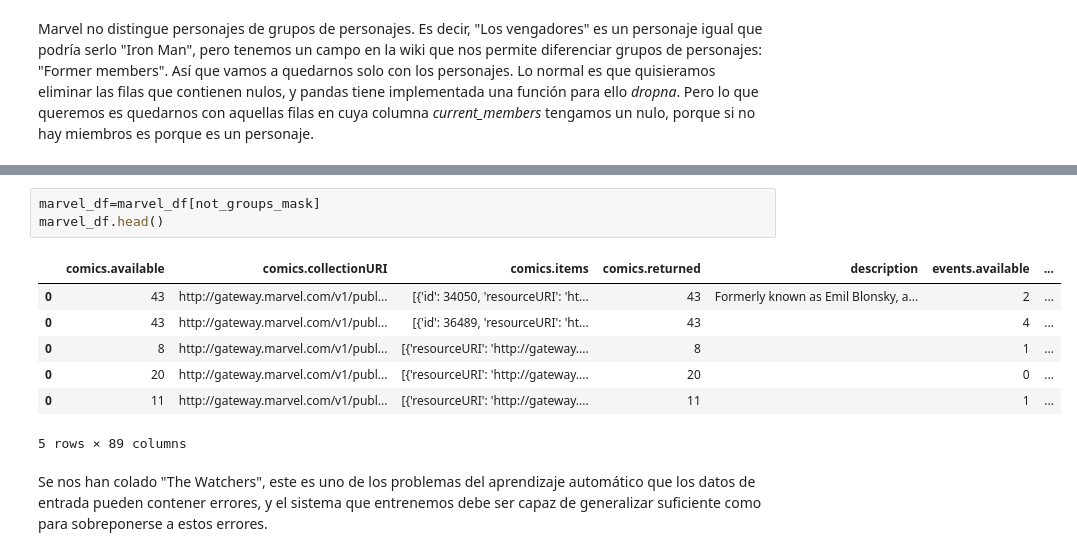
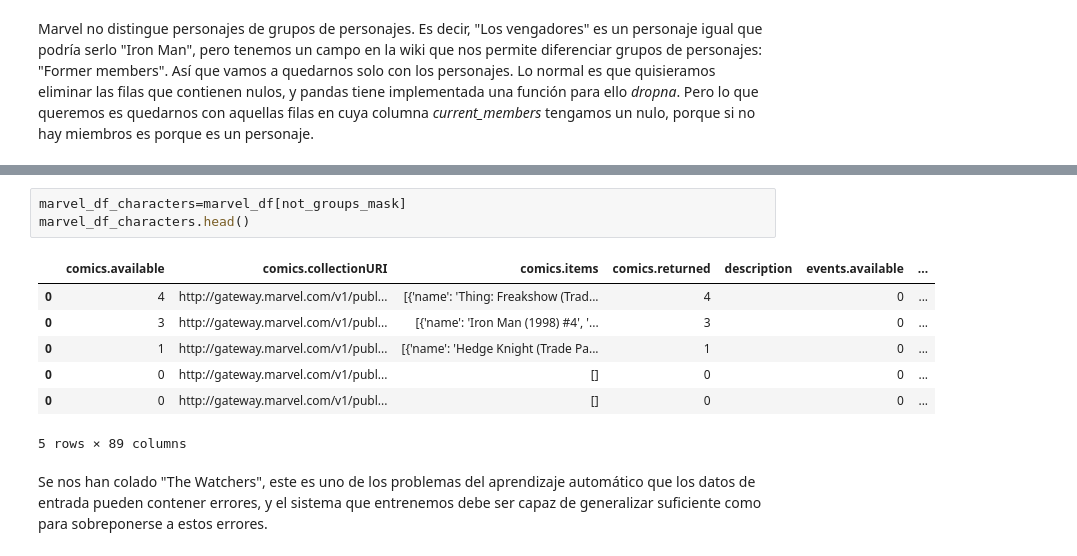
Before and after one commit to maigimenez/aurora, a Jupyter notebook: Aurora.ipynb, the cells around one changed output, grey strips where cells are left out. Cells and saved outputs as stored; diff of their text form.

```diff
--- a/Aurora.ipynb
+++ b/Aurora.ipynb
@@ -378,14 +375,14 @@ not_groups_mask.head()
 Name: wiki.current_members, dtype: bool
 # %%
-marvel_df=marvel_df[not_groups_mask]
-marvel_df.head()
+marvel_df_characters=marvel_df[not_groups_mask]
+marvel_df_characters.head()
 # %% [output]
 |  | comics.available | comics.collectionURI | comics.items | comics.returned | description | events.available | ... |
-| 0 | 43 | http://gateway.marvel.com/v1/publ... | [{'id': 34050, 'resourceURI': 'ht... | 43 | Formerly known as Emil Blonsky, a... | 2 | ... |
-| 0 | 43 | http://gateway.marvel.com/v1/publ... | [{'id': 36489, 'resourceURI': 'ht... | 43 |  | 4 | ... |
-| 0 | 8 | http://gateway.marvel.com/v1/publ... | [{'resourceURI': 'http://gateway.... | 8 |  | 1 | ... |
-| 0 | 20 | http://gateway.marvel.com/v1/publ... | [{'resourceURI': 'http://gateway.... | 20 |  | 0 | ... |
-| 0 | 11 | http://gateway.marvel.com/v1/publ... | [{'resourceURI': 'http://gateway.... | 11 |  | 1 | ... |
+| 0 | 4 | http://gateway.marvel.com/v1/publ... | [{'name': 'Thing: Freakshow (Trad... | 4 |  | 0 | ... |
+| 0 | 3 | http://gateway.marvel.com/v1/publ... | [{'name': 'Iron Man (1998) #4', '... | 3 |  | 0 | ... |
+| 0 | 1 | http://gateway.marvel.com/v1/publ... | [{'name': 'Hedge Knight (Trade Pa... | 1 |  | 0 | ... |
+| 0 | 0 | http://gateway.marvel.com/v1/publ... | [] | 0 |  | 0 | ... |
+| 0 | 0 | http://gateway.marvel.com/v1/publ... | [] | 0 |  | 0 | ... |
 5 rows × 89 columns
 # %% [markdown]
 Se nos han colado "The Watchers", este es uno de los problemas del aprendizaje automático que los datos de entrada pueden contener errores, y el sistema que entrenemos debe ser capaz de generalizar suficiente como para sobreponerse a estos errores.
```
Also changed, not shown: parts of 37 cells of this notebook.
